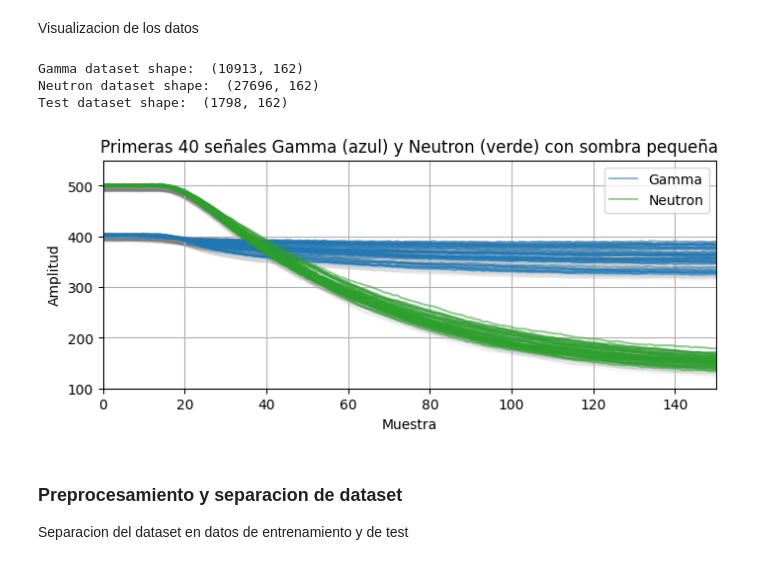
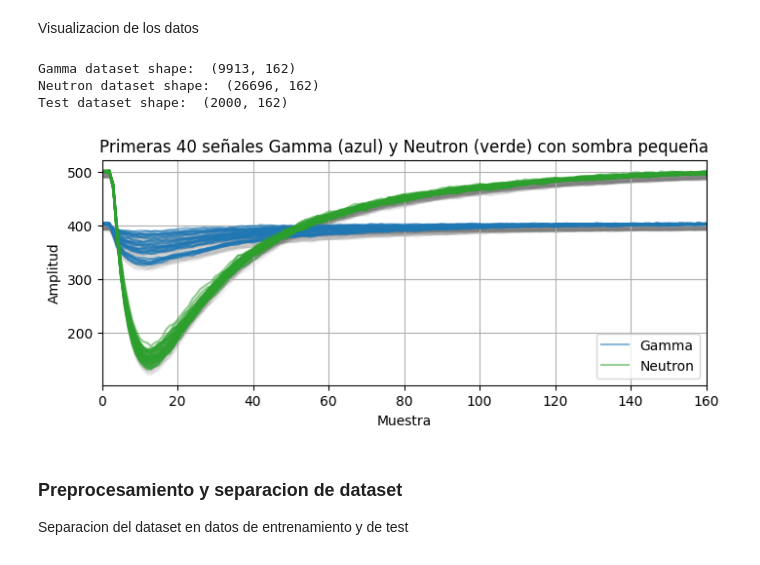
Before and after one commit to fabioc9675/FPGA_ml4hls_prj, a Jupyter notebook: PythonModel/P1_Training.ipynb, the cells around one changed output. Drawn from its saved outputs; the diff is of its cells as text; code cells hidden in the pictures.

Commit message:
Correction in dataset production and training of teacher model

```diff
--- a/PythonModel/P1_Training.ipynb
+++ b/PythonModel/P1_Training.ipynb
@@ -102,16 +106,16 @@ def preproc_dataset_(signal_dfN, signal_dfG):
 
 Aqui se carga y se construye el dataset
 # %%
-# Define paths to datasets
+# Define paths
+PATH = "dataset/"
 
-PATH = 'dataset/'
-
-GAMMA_DATASET_FILE   = PATH + 'gamma_label.csv'
-NEUTRON_DATASET_FILE = PATH + 'neutron_label.csv'
-
-TEST_DATASET_FILE  = PATH + 'test.csv'
+TRAIN_DATASET_FILE = PATH + "train_dataset.csv"
+TEST_DATASET_FILE  = PATH + "test_dataset.csv"
 
 # Load datasets
-dfGamma   = pd.read_csv(GAMMA_DATASET_FILE)
-dfNeutron = pd.read_csv(NEUTRON_DATASET_FILE)
-dfTestGN  = pd.read_csv(TEST_DATASET_FILE)
+dfTrain = pd.read_csv(TRAIN_DATASET_FILE)
+dfTestGN = pd.read_csv(TEST_DATASET_FILE)
+
+# Separate classes
+dfGamma = dfTrain[dfTrain["class"] == 0]
+dfNeutron = dfTrain[dfTrain["class"] == 1]
@@ -122,39 +173,39 @@ Visualizacion de los datos
 print("Gamma dataset shape: ", dfGamma.shape)
 print("Neutron dataset shape: ", dfNeutron.shape)
 print("Test dataset shape: ", dfTestGN.shape)
 dfGamma.head()
 dfNeutron.head()
 dfTestGN.head()
 
 plt.figure(figsize=(8, 3))
 
 # Graficar 40 señales gamma en azul con sombra pequeña debajo de la línea
 for i in range(40):
     y = dfGamma.iloc[i, :-1]
     x = range(len(y))
     plt.plot(x, y, color='tab:blue', alpha=0.5, label='Gamma' if i == 0 else "")
     plt.fill_between(x, y, y-10, color='tab:gray', alpha=0.05)  # Sombra pequeña
 
 # Graficar 40 señales neutron en verde con sombra pequeña debajo de la línea
 for i in range(40):
     y = dfNeutron.iloc[i, :-1]
     x = range(len(y))
     plt.plot(x, y, color='tab:green', alpha=0.5, label='Neutron' if i == 0 else "")
     plt.fill_between(x, y, y-10, color='tab:gray', alpha=0.05)  # Sombra pequeña
 
 plt.title("Primeras 40 señales Gamma (azul) y Neutron (verde) con sombra pequeña")
 plt.xlabel("Muestra")
 plt.ylabel("Amplitud")
-plt.xlim(0, 150)
-plt.ylim(100, 550)
+plt.xlim(0, 160)
+#plt.ylim(100, 550)
 plt.legend()
 plt.grid()
 plt.show()
 # %% [output]
-Gamma dataset shape:  (10913, 162)
-Neutron dataset shape:  (27696, 162)
-Test dataset shape:  (1798, 162)
+Gamma dataset shape:  (9913, 162)
+Neutron dataset shape:  (26696, 162)
+Test dataset shape:  (2000, 162)
-[figure, old version]
+[figure, new version]
 # %% [markdown]
 ### Preprocesamiento y separacion de dataset
 
```
Also changed, not shown: parts of 10 cells of this notebook, 6 other files.
